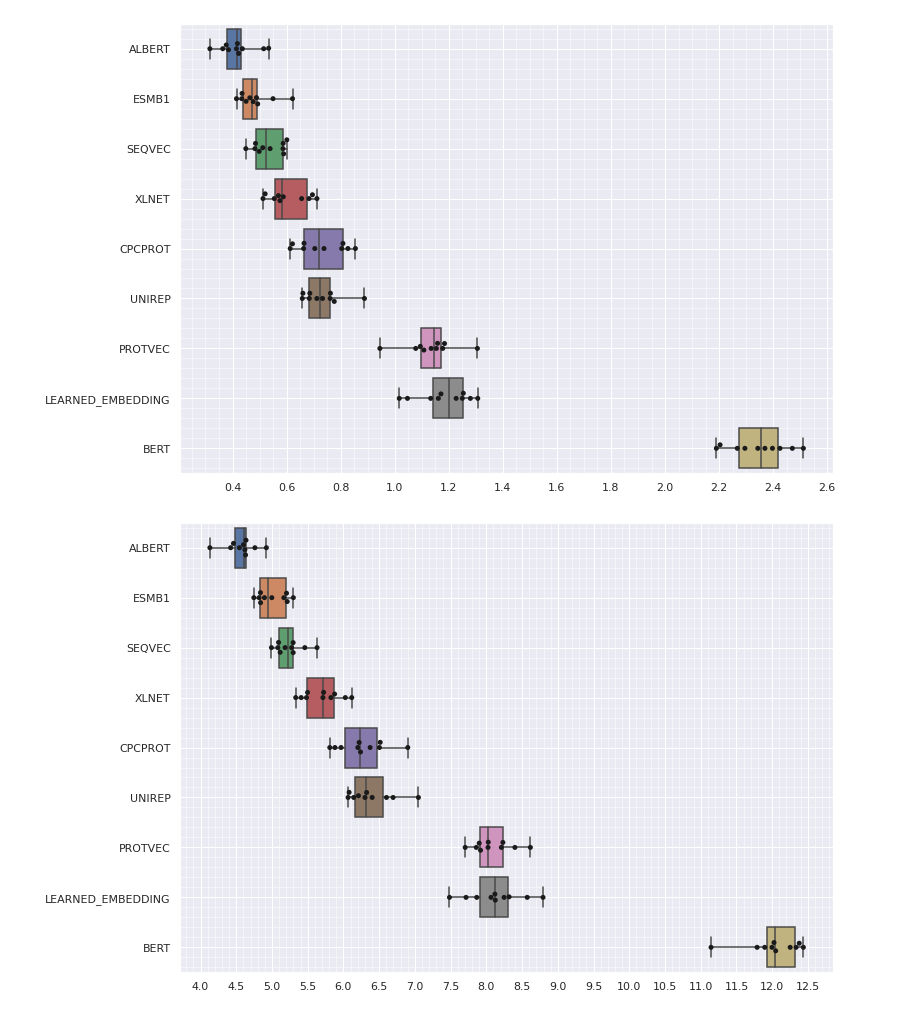
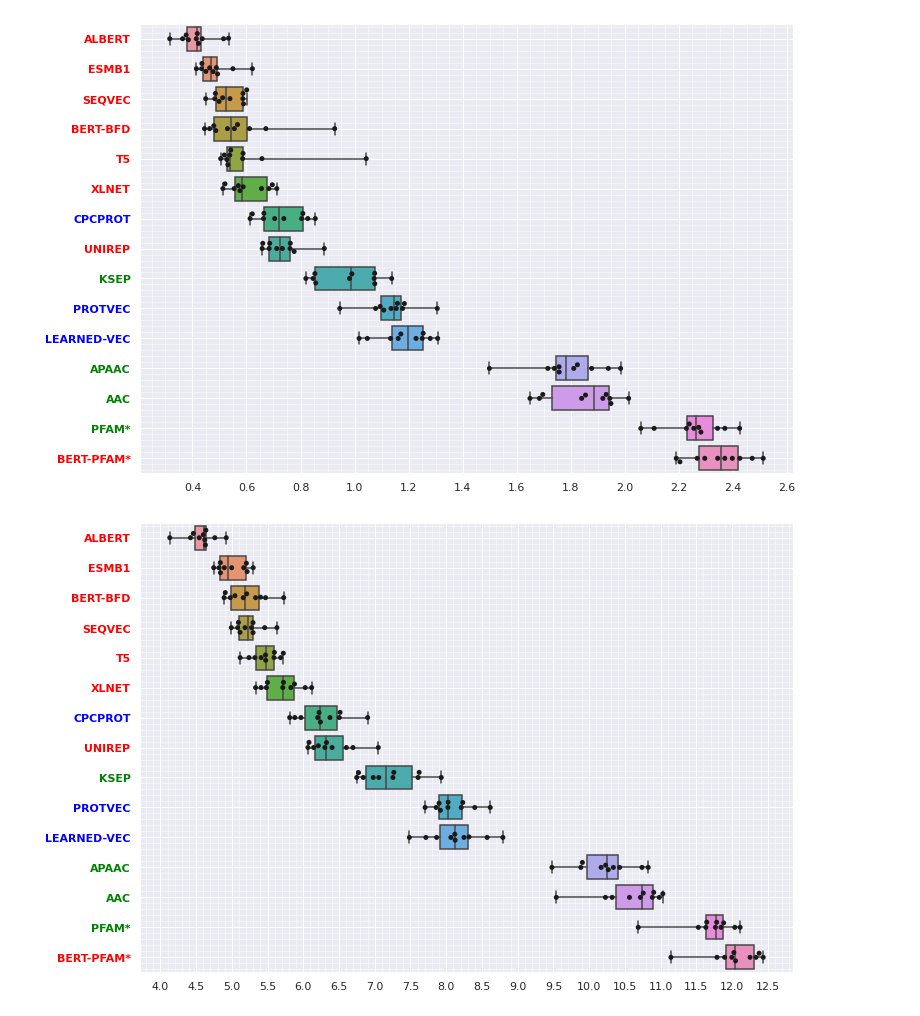
Before and after one commit to serbulent/TrainableRepresentationAnalysis, a Jupyter notebook: Benchmark_Study/protein_affinity_prediction/Affinity_Plots.ipynb, the cells around one changed output. Drawn from its saved outputs; the diff is of its cells as text; code cells hidden in the pictures.

```diff
--- a/Benchmark_Study/protein_affinity_prediction/Affinity_Plots.ipynb
+++ b/Benchmark_Study/protein_affinity_prediction/Affinity_Plots.ipynb
@@ -28,22 +28,40 @@ df_mae = pd.concat(mae_list, axis=1)
 df_mae.columns = representation_name_list
 #Sorting columns by their mean value
 df_mae = df_mae.reindex(df_mae.mean().sort_values().index, axis=1)
+# %%
+#Classic Representations: Yellow
+#Learned Small Scale Models: Blue
+#Learned Large Scale Models: Red
+group_color_dict = {'KSEP':'green','BERT-PFAM':'red', 'UNIREP':'red', 'T5':'red', 'BERT-BFD':'red',\
+ 'SEQVEC':'red', 'ALBERT':'red', 'PFAM':'green', 'ESMB1':'red', \
+ 'XLNET':'red', 'AAC':'green', 'APAAC':'green', 'PROTVEC':'blue', 'MUT2VEC':'blue',\
+'LEARNED-VEC':'blue', 'CPCPROT':'blue'}
+
+def set_colors_and_marks_for_representation_groups(ax):
+    for label in ax.get_yticklabels():
+        label.set_color(group_color_dict[label.get_text()])
+        if label.get_text() == 'PFAM' or label.get_text() == 'BERT-PFAM' :
+            signed_text = label.get_text() + "*"
+            label.set_text(signed_text)
+    ax.set_yticklabels(ax.get_yticklabels(), fontweight='bold')
 # %%
 sns.set_theme(style="ticks", color_codes=True)
 sns.set(rc={'figure.figsize':(11.7,8.27)})
 
-ax = sns.boxplot(data=df, whis=np.inf,  orient="h")
-ax = sns.swarmplot(data=df, orient="h",color=".1")
+ax = sns.boxplot(data=df_mse, whis=np.inf,  orient="h")
+ax = sns.swarmplot(data=df_mse, orient="h",color=".1")
 #ax.set_xticks(np.arange(0,df.max().max(),0.1), minor=True)
 
 ax.xaxis.set_major_locator(ticker.MultipleLocator(0.2))
 
 ax.get_xaxis().set_minor_locator(mpl.ticker.AutoMinorLocator())
 ax.get_yaxis().set_minor_locator(mpl.ticker.AutoMinorLocator())
 ax.grid(b=True, which='major', color='w', linewidth=1.0)
 ax.grid(b=True, which='minor', color='w', linewidth=0.5)
+
+set_colors_and_marks_for_representation_groups(ax)
 # %% [output]
-[figure, old version]
+[figure, new version]
 # %%
 sns.set_theme(style="ticks", color_codes=True)
 sns.set(rc={'figure.figsize':(11.7,8.27)})
@@ -58,5 +76,7 @@ ax.get_xaxis().set_minor_locator(mpl.ticker.AutoMinorLocator())
 ax.get_yaxis().set_minor_locator(mpl.ticker.AutoMinorLocator())
 ax.grid(b=True, which='major', color='w', linewidth=1.0)
 ax.grid(b=True, which='minor', color='w', linewidth=0.5)
+
+set_colors_and_marks_for_representation_groups(ax)
 # %% [output]
-[figure, old version]
+[figure, new version]
```
Also changed, not shown: 8 other files.
